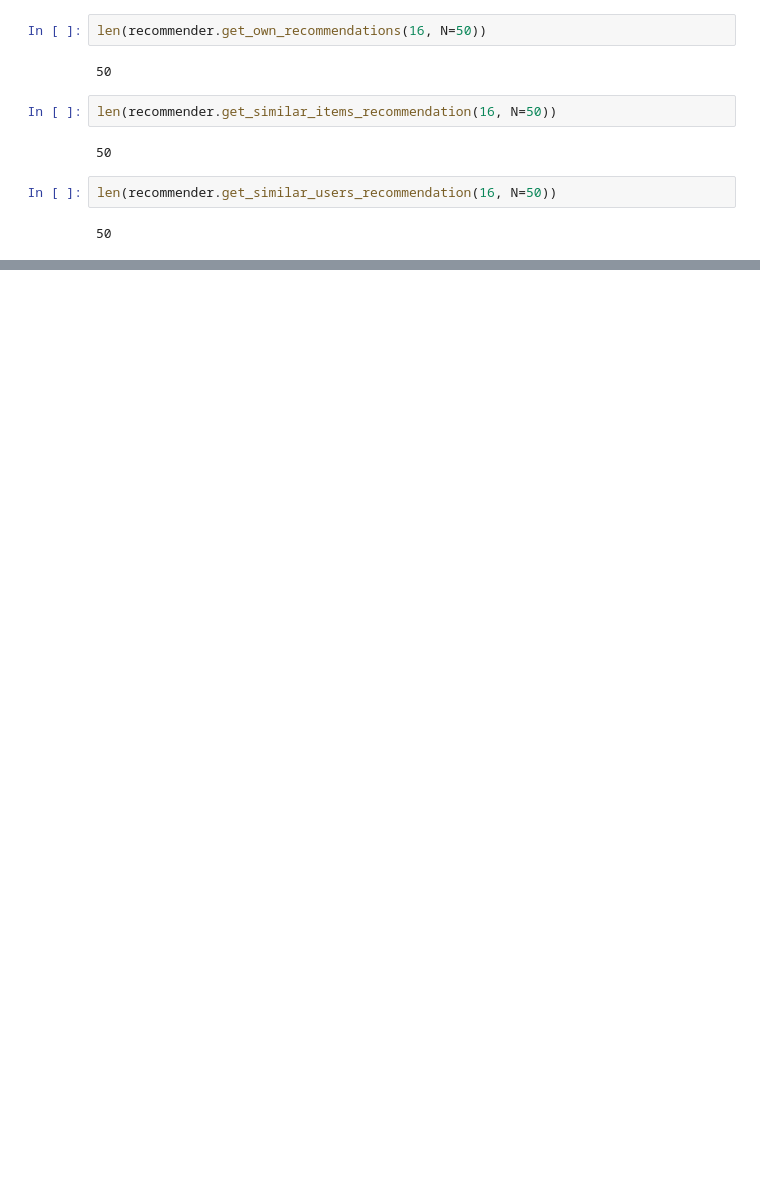
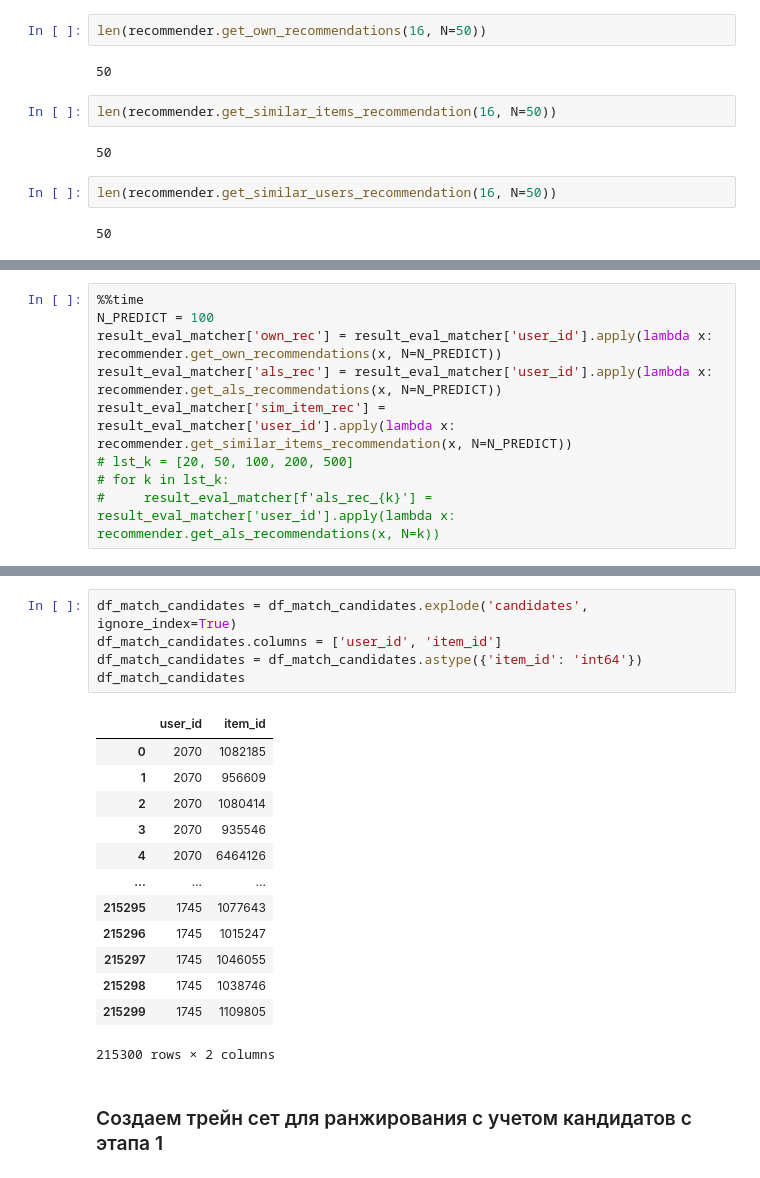
Before and after one commit to Foreman1980/4.3_RecommenderSystems, a Jupyter notebook: hw_webinar_6.ipynb, the cells around one changed output, grey strips where cells are left out. Drawn from its saved outputs; the diff is of its cells as text; blank space fills up the shorter version.

```diff
--- a/hw_webinar_6.ipynb
+++ b/hw_webinar_6.ipynb
@@ -191,0 +158,9 @@ sorted(calc_precision(result_eval_matcher, TOPK_PRECISION), key=lambda x: x[1],r
+# %%
+%%time
+N_PREDICT = 100
+result_eval_matcher['own_rec'] = result_eval_matcher['user_id'].apply(lambda x: recommender.get_own_recommendations(x, N=N_PREDICT))
+result_eval_matcher['als_rec'] = result_eval_matcher['user_id'].apply(lambda x: recommender.get_als_recommendations(x, N=N_PREDICT))
+result_eval_matcher['sim_item_rec'] = result_eval_matcher['user_id'].apply(lambda x: recommender.get_similar_items_recommendation(x, N=N_PREDICT))
+# lst_k = [20, 50, 100, 200, 500]
+# for k in lst_k:
+#     result_eval_matcher[f'als_rec_{k}'] = result_eval_matcher['user_id'].apply(lambda x: recommender.get_als_recommendations(x, N=k))
@@ -191,0 +237,21 @@ sorted(calc_precision(result_eval_matcher, TOPK_PRECISION), key=lambda x: x[1],r
+# %%
+df_match_candidates = df_match_candidates.explode('candidates', ignore_index=True)
+df_match_candidates.columns = ['user_id', 'item_id']
+df_match_candidates = df_match_candidates.astype({'item_id': 'int64'})
+df_match_candidates
+# %% [output]
+|  | user_id | item_id |
+| 0 | 2070 | 1082185 |
+| 1 | 2070 | 956609 |
+| 2 | 2070 | 1080414 |
+| 3 | 2070 | 935546 |
+| 4 | 2070 | 6464126 |
+| ... | ... | ... |
+| 215295 | 1745 | 1077643 |
+| 215296 | 1745 | 1015247 |
+| 215297 | 1745 | 1046055 |
+| 215298 | 1745 | 1038746 |
+| 215299 | 1745 | 1109805 |
+215300 rows × 2 columns
+# %% [markdown]
+### Создаем трейн сет для ранжирования с учетом кандидатов с этапа 1
```
Also changed, not shown: parts of 61 cells of this notebook.
